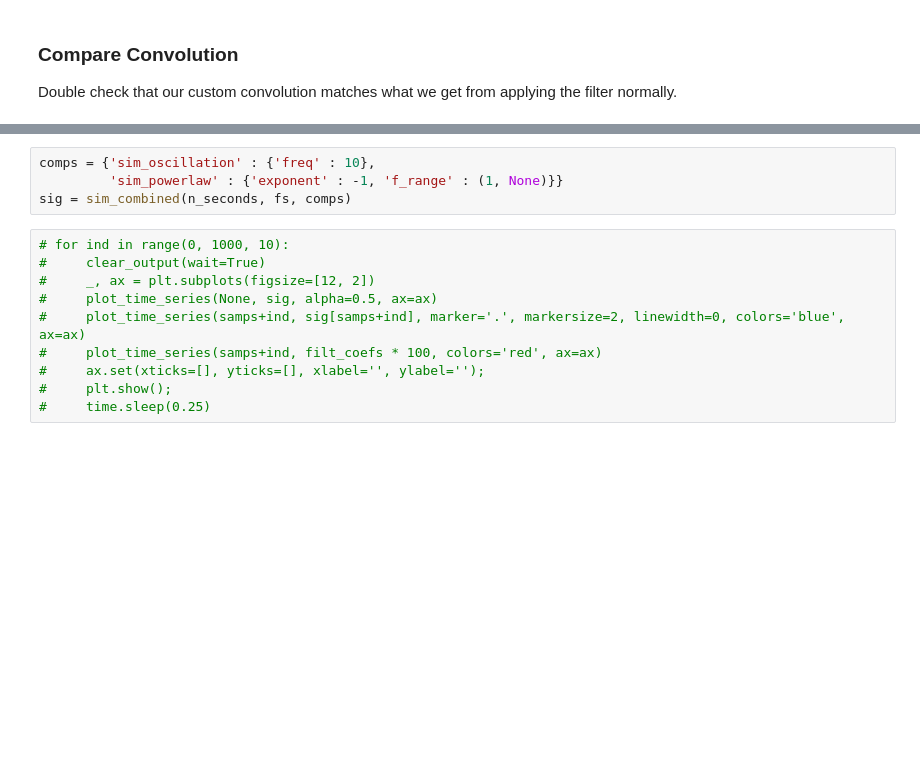
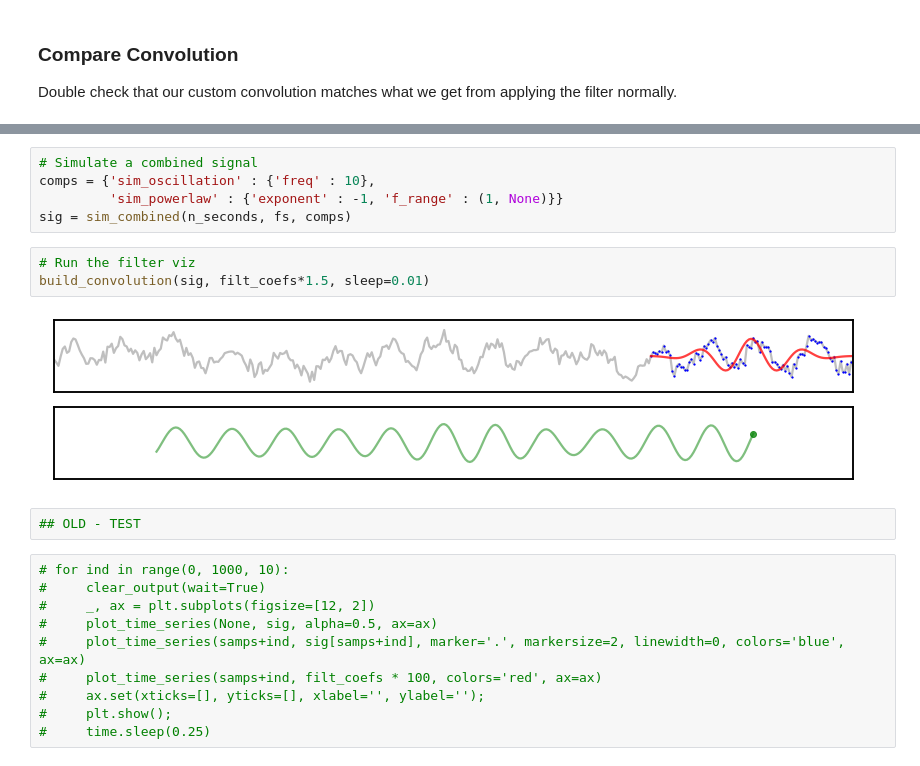
Before and after one commit to TomDonoghue/SigViz, a Jupyter notebook: notebooks/04-filters.ipynb, the cells around one changed output, grey strips where cells are left out. Cells and saved outputs as stored; diff of their text form; blank space fills up the shorter version.

```diff
--- a/notebooks/04-filters.ipynb
+++ b/notebooks/04-filters.ipynb
@@ -83,7 +93,15 @@ Woirds, words, words.
 # %%
+# Simulate a combined signal
 comps = {'sim_oscillation' : {'freq' : 10},
          'sim_powerlaw' : {'exponent' : -1, 'f_range' : (1, None)}}
 sig = sim_combined(n_seconds, fs, comps)
+# %%
+# Run the filter viz
+build_convolution(sig, filt_coefs*1.5, sleep=0.01)
+# %% [output]
+[figure, added]
+# %%
+## OLD - TEST
 # %%
 # for ind in range(0, 1000, 10):
 #     clear_output(wait=True)
```
Also changed, not shown: parts of 55 cells of this notebook.
